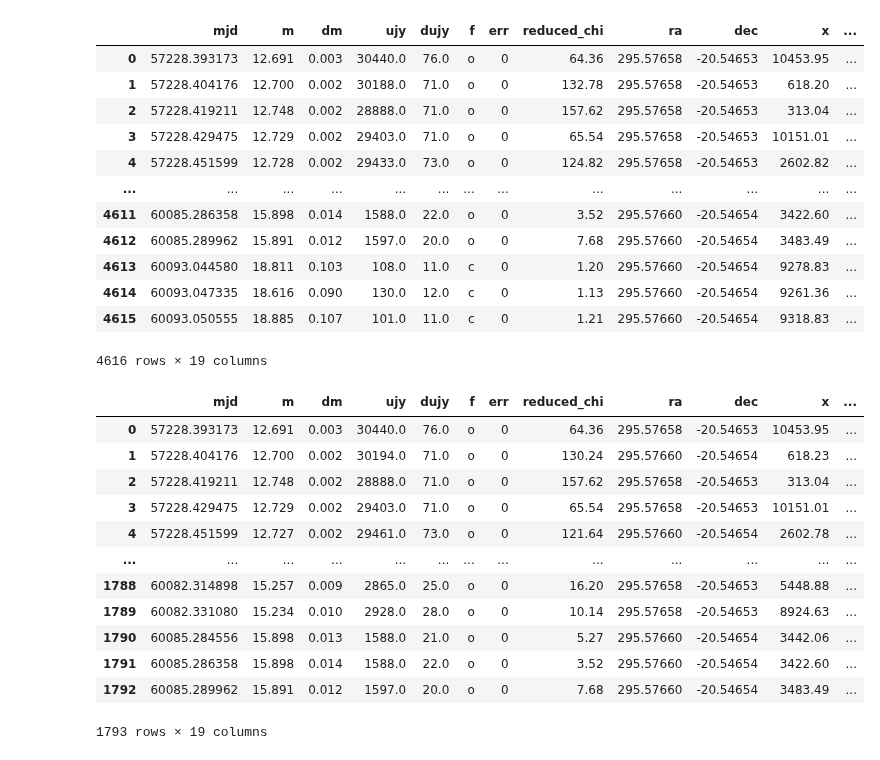
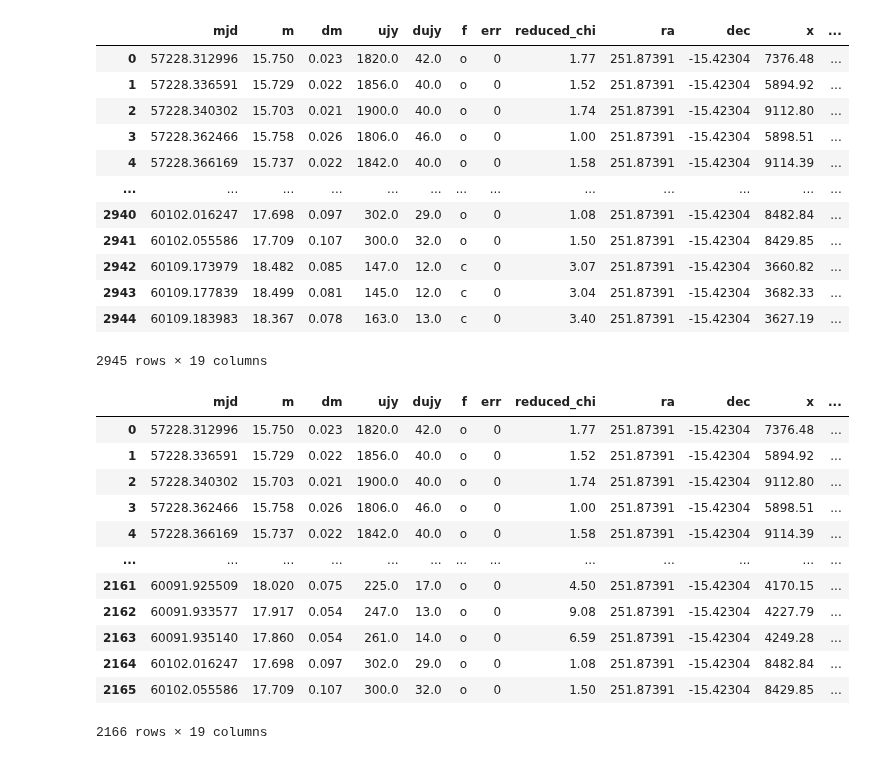
Before and after one commit to courtcraw/Notebooks, a Jupyter notebook: decline_analysis.ipynb, the cells around one changed output. Drawn from its saved outputs; the diff is of its cells as text; code cells hidden in the pictures.

```diff
--- a/decline_analysis.ipynb
+++ b/decline_analysis.ipynb
@@ -902,27 +1155,27 @@ Std dev: 0.2830460655040933
 # %%
-atlas = pd.read_csv('../data/RCB_LC_FORTESTING/2023-06-15_WISEJ194218.38-203247.5_ATLAS.csv')
+# atlas = pd.read_csv('../data/RCB_LC_FORTESTING/2023-06-15_WISEJ194218.38-203247.5_ATLAS.csv')
 # atlas = pd.read_csv('../data/RCB_LC_FORTESTING/2023-06-15_AOHer_ATLAS.csv')
-# atlas = pd.read_csv('../data/RCB_LC_FORTESTING/2023-06-19_ASAS-RCB-14_ATLAS.csv')
+atlas = pd.read_csv('../data/RCB_LC_FORTESTING/2023-06-19_ASAS-RCB-14_ATLAS.csv')
 # atlas = pd.read_csv('../data/RCB_LC_FORTESTING/2023-06-19_ASAS-RCB-16_ATLAS.csv')
 # atlas = pd.read_csv('../data/RCB_LC_FORTESTING/2023-06-19_ASAS-RCB-19_ATLAS.csv')
 # atlas = pd.read_csv('../data/RCB_LC_FORTESTING/2023-11-07_ASAS-RCB-21_ATLAS.csv')
 # atlas = pd.read_csv('../data/RCB_LC_FORTESTING/2023-11-07_ASAS-RCB-7_ATLAS.csv')
 # atlas = pd.read_csv('../data/RCB_LC_FORTESTING/2023-11-07_EROS2-CG-RCB-10_ATLAS.csv')
 atlas
 # %% [output]
 |  | mjd | m | dm | ujy | dujy | f | err | reduced_chi | ra | dec | x | ... |
-| 0 | 57228.393173 | 12.691 | 0.003 | 30440.0 | 76.0 | o | 0 | 64.36 | 295.57658 | -20.54653 | 10453.95 | ... |
-| 1 | 57228.404176 | 12.700 | 0.002 | 30188.0 | 71.0 | o | 0 | 132.78 | 295.57658 | -20.54653 | 618.20 | ... |
-| 2 | 57228.419211 | 12.748 | 0.002 | 28888.0 | 71.0 | o | 0 | 157.62 | 295.57658 | -20.54653 | 313.04 | ... |
-| 3 | 57228.429475 | 12.729 | 0.002 | 29403.0 | 71.0 | o | 0 | 65.54 | 295.57658 | -20.54653 | 10151.01 | ... |
-| 4 | 57228.451599 | 12.728 | 0.002 | 29433.0 | 73.0 | o | 0 | 124.82 | 295.57658 | -20.54653 | 2602.82 | ... |
+| 0 | 57228.312996 | 15.750 | 0.023 | 1820.0 | 42.0 | o | 0 | 1.77 | 251.87391 | -15.42304 | 7376.48 | ... |
+| 1 | 57228.336591 | 15.729 | 0.022 | 1856.0 | 40.0 | o | 0 | 1.52 | 251.87391 | -15.42304 | 5894.92 | ... |
+| 2 | 57228.340302 | 15.703 | 0.021 | 1900.0 | 40.0 | o | 0 | 1.74 | 251.87391 | -15.42304 | 9112.80 | ... |
+| 3 | 57228.362466 | 15.758 | 0.026 | 1806.0 | 46.0 | o | 0 | 1.00 | 251.87391 | -15.42304 | 5898.51 | ... |
+| 4 | 57228.366169 | 15.737 | 0.022 | 1842.0 | 40.0 | o | 0 | 1.58 | 251.87391 | -15.42304 | 9114.39 | ... |
 | ... | ... | ... | ... | ... | ... | ... | ... | ... | ... | ... | ... | ... |
-| 4611 | 60085.286358 | 15.898 | 0.014 | 1588.0 | 22.0 | o | 0 | 3.52 | 295.57660 | -20.54654 | 3422.60 | ... |
-| 4612 | 60085.289962 | 15.891 | 0.012 | 1597.0 | 20.0 | o | 0 | 7.68 | 295.57660 | -20.54654 | 3483.49 | ... |
-| 4613 | 60093.044580 | 18.811 | 0.103 | 108.0 | 11.0 | c | 0 | 1.20 | 295.57660 | -20.54654 | 9278.83 | ... |
-| 4614 | 60093.047335 | 18.616 | 0.090 | 130.0 | 12.0 | c | 0 | 1.13 | 295.57660 | -20.54654 | 9261.36 | ... |
-| 4615 | 60093.050555 | 18.885 | 0.107 | 101.0 | 11.0 | c | 0 | 1.21 | 295.57660 | -20.54654 | 9318.83 | ... |
+| 2940 | 60102.016247 | 17.698 | 0.097 | 302.0 | 29.0 | o | 0 | 1.08 | 251.87391 | -15.42304 | 8482.84 | ... |
+| 2941 | 60102.055586 | 17.709 | 0.107 | 300.0 | 32.0 | o | 0 | 1.50 | 251.87391 | -15.42304 | 8429.85 | ... |
+| 2942 | 60109.173979 | 18.482 | 0.085 | 147.0 | 12.0 | c | 0 | 3.07 | 251.87391 | -15.42304 | 3660.82 | ... |
+| 2943 | 60109.177839 | 18.499 | 0.081 | 145.0 | 12.0 | c | 0 | 3.04 | 251.87391 | -15.42304 | 3682.33 | ... |
+| 2944 | 60109.183983 | 18.367 | 0.078 | 163.0 | 13.0 | c | 0 | 3.40 | 251.87391 | -15.42304 | 3627.19 | ... |
-4616 rows × 19 columns
+2945 rows × 19 columns
 # %%
 oband = atlas[atlas['f']=='o']
 oband = oband.sort_values(by=['mjd'],axis=0,ascending=True,ignore_index=True)
@@ -930,16 +1183,16 @@ oband = oband.drop_duplicates(subset=['mjd'],ignore_index=True)
 oband
 # %% [output]
 |  | mjd | m | dm | ujy | dujy | f | err | reduced_chi | ra | dec | x | ... |
-| 0 | 57228.393173 | 12.691 | 0.003 | 30440.0 | 76.0 | o | 0 | 64.36 | 295.57658 | -20.54653 | 10453.95 | ... |
-| 1 | 57228.404176 | 12.700 | 0.002 | 30194.0 | 71.0 | o | 0 | 130.24 | 295.57660 | -20.54654 | 618.23 | ... |
-| 2 | 57228.419211 | 12.748 | 0.002 | 28888.0 | 71.0 | o | 0 | 157.62 | 295.57658 | -20.54653 | 313.04 | ... |
-| 3 | 57228.429475 | 12.729 | 0.002 | 29403.0 | 71.0 | o | 0 | 65.54 | 295.57658 | -20.54653 | 10151.01 | ... |
-| 4 | 57228.451599 | 12.727 | 0.002 | 29461.0 | 73.0 | o | 0 | 121.64 | 295.57660 | -20.54654 | 2602.78 | ... |
+| 0 | 57228.312996 | 15.750 | 0.023 | 1820.0 | 42.0 | o | 0 | 1.77 | 251.87391 | -15.42304 | 7376.48 | ... |
+| 1 | 57228.336591 | 15.729 | 0.022 | 1856.0 | 40.0 | o | 0 | 1.52 | 251.87391 | -15.42304 | 5894.92 | ... |
+| 2 | 57228.340302 | 15.703 | 0.021 | 1900.0 | 40.0 | o | 0 | 1.74 | 251.87391 | -15.42304 | 9112.80 | ... |
+| 3 | 57228.362466 | 15.758 | 0.026 | 1806.0 | 46.0 | o | 0 | 1.00 | 251.87391 | -15.42304 | 5898.51 | ... |
+| 4 | 57228.366169 | 15.737 | 0.022 | 1842.0 | 40.0 | o | 0 | 1.58 | 251.87391 | -15.42304 | 9114.39 | ... |
 | ... | ... | ... | ... | ... | ... | ... | ... | ... | ... | ... | ... | ... |
-| 1788 | 60082.314898 | 15.257 | 0.009 | 2865.0 | 25.0 | o | 0 | 16.20 | 295.57658 | -20.54653 | 5448.88 | ... |
-| 1789 | 60082.331080 | 15.234 | 0.010 | 2928.0 | 28.0 | o | 0 | 10.14 | 295.57658 | -20.54653 | 8924.63 | ... |
-| 1790 | 60085.284556 | 15.898 | 0.013 | 1588.0 | 21.0 | o | 0 | 5.27 | 295.57660 | -20.54654 | 3442.06 | ... |
-| 1791 | 60085.286358 | 15.898 | 0.014 | 1588.0 | 22.0 | o | 0 | 3.52 | 295.57660 | -20.54654 | 3422.60 | ... |
-| 1792 | 60085.289962 | 15.891 | 0.012 | 1597.0 | 20.0 | o | 0 | 7.68 | 295.57660 | -20.54654 | 3483.49 | ... |
+| 2161 | 60091.925509 | 18.020 | 0.075 | 225.0 | 17.0 | o | 0 | 4.50 | 251.87391 | -15.42304 | 4170.15 | ... |
+| 2162 | 60091.933577 | 17.917 | 0.054 | 247.0 | 13.0 | o | 0 | 9.08 | 251.87391 | -15.42304 | 4227.79 | ... |
+| 2163 | 60091.935140 | 17.860 | 0.054 | 261.0 | 14.0 | o | 0 | 6.59 | 251.87391 | -15.42304 | 4249.28 | ... |
+| 2164 | 60102.016247 | 17.698 | 0.097 | 302.0 | 29.0 | o | 0 | 1.08 | 251.87391 | -15.42304 | 8482.84 | ... |
+| 2165 | 60102.055586 | 17.709 | 0.107 | 300.0 | 32.0 | o | 0 | 1.50 | 251.87391 | -15.42304 | 8429.85 | ... |
-1793 rows × 19 columns
+2166 rows × 19 columns
 # %%
```
Also changed, not shown: parts of 13 cells of this notebook, 2 other files.
